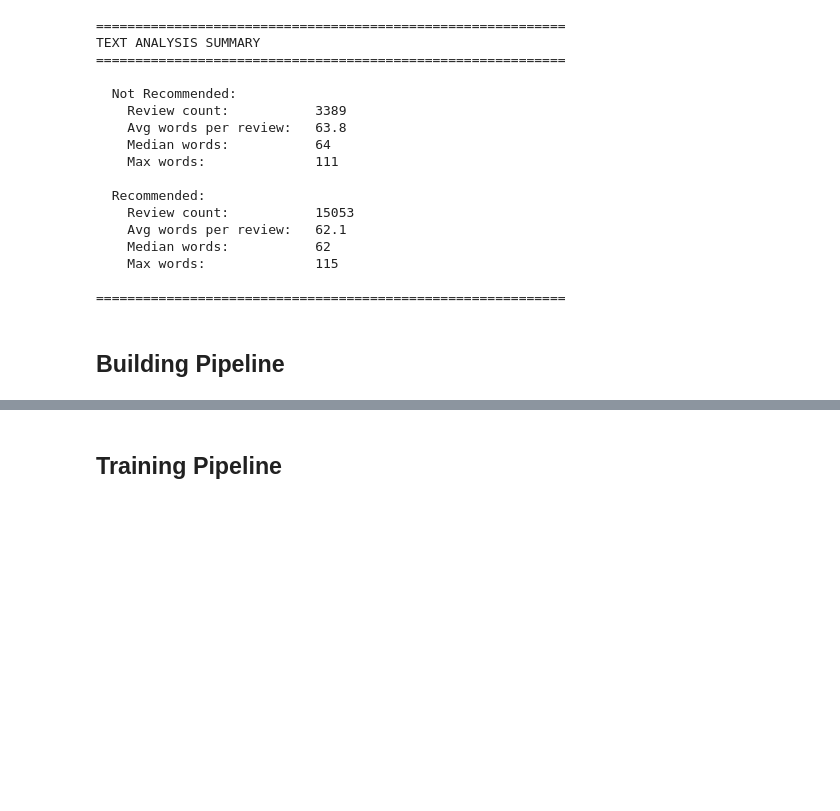
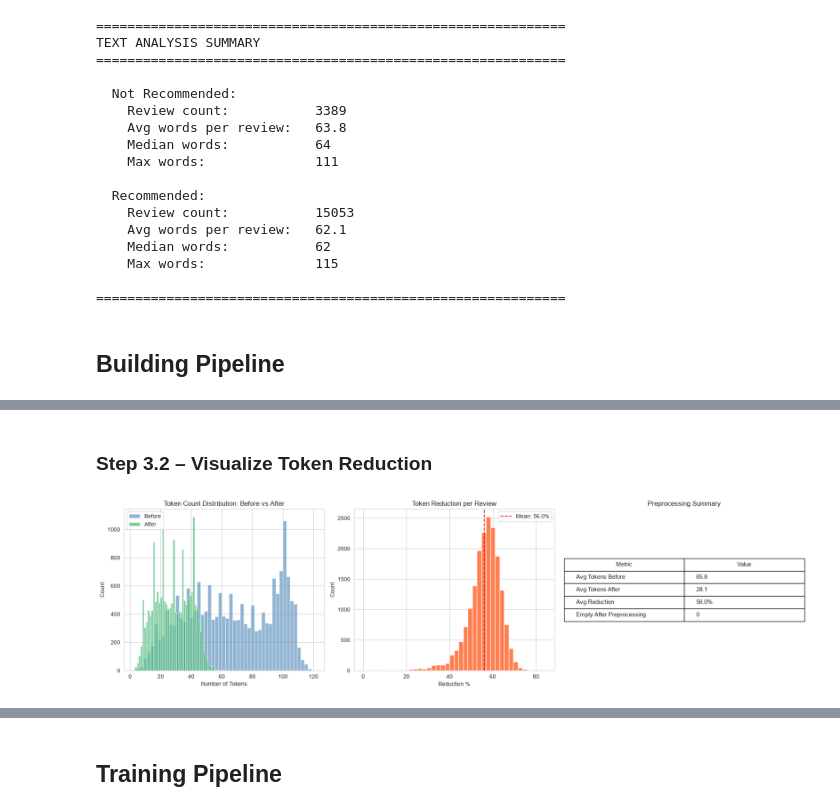
Before and after one commit to BA-SPM/UDACITY_-_DSND__Data_Science_pipelines, a Jupyter notebook: starter/starter.ipynb, the cells around one changed output, grey strips where cells are left out. Drawn from its saved outputs; the diff is of its cells as text; code cells hidden in the pictures; blank space fills up the shorter version.

Commit message:
2026_06_15: FEATURE: Add Preprocessing-Pipeline (spaCY) to starter notebook
- starter.ipynb:   Added Preprocessing-Pipeline (spaCY) to notebook

```diff
--- a/starter/starter.ipynb
+++ b/starter/starter.ipynb
@@ -806,0 +902,13 @@ TEXT ANALYSIS SUMMARY
+# %%
+print("=== STEP 2: Combine Title + Review Text ===\n")
+
+df['combined_text'] = df['Title'].astype(str) + ' ' + df['Review Text'].astype(str)
+df['combined_text'] = df['combined_text'].str.strip()
+
+# Show sample
+for i in sample_idx[:3]:
+    print(f"--- Review #{i} ---")
+    print(f"  Title:         {df.loc[i, 'Title'][:80]}")
+    print(f"  Review:        {df.loc[i, 'Review Text'][:80]}...")
+    print(f"  Combined:      {df.loc[i, 'combined_text'][:120]}...")
+    print()
@@ -806,0 +1000,54 @@ TEXT ANALYSIS SUMMARY
+# %% [markdown]
+### Step 3.2 – Visualize Token Reduction
+# %%
+df['tokens_before'] = df['combined_text'].apply(lambda x: len(x.split()))
+df['tokens_after'] = df['processed_text'].apply(lambda x: len(x.split()))
+df['token_reduction'] = (1 - df['tokens_after'] / df['tokens_before'].clip(lower=1)) * 100
+
+fig, axes = plt.subplots(1, 3, figsize=(18, 5))
+
+# Before vs After distribution
+axes[0].hist(df['tokens_before'], bins=50, alpha=0.6, color='steelblue', label='Before', edgecolor='white')
+axes[0].hist(df['tokens_after'], bins=50, alpha=0.6, color='#27ae60', label='After', edgecolor='white')
+axes[0].set_title('Token Count Distribution: Before vs After')
+axes[0].set_xlabel('Number of Tokens')
+axes[0].set_ylabel('Count')
+axes[0].legend()
+
+# Reduction percentage
+axes[1].hist(df['token_reduction'], bins=40, color='coral', edgecolor='white')
+axes[1].axvline(df['token_reduction'].mean(), color='red', linestyle='--',
+                label=f"Mean: {df['token_reduction'].mean():.1f}%")
+axes[1].set_title('Token Reduction per Review')
+axes[1].set_xlabel('Reduction %')
+axes[1].set_ylabel('Count')
+axes[1].legend()
+
+# Summary stats
+stats_data = {
+    'Metric': ['Avg Tokens Before', 'Avg Tokens After', 'Avg Reduction', 'Empty After Preprocessing'],
+    'Value': [
+        f"{df['tokens_before'].mean():.1f}",
+        f"{df['tokens_after'].mean():.1f}",
+        f"{df['token_reduction'].mean():.1f}%",
+        f"{(df['tokens_after'] == 0).sum()}"
+    ]
+}
+axes[2].axis('off')
+table = axes[2].table(
+    cellText=list(zip(stats_data['Metric'], stats_data['Value'])),
+    colLabels=['Metric', 'Value'],
+    cellLoc='left', loc='center'
+)
+table.auto_set_font_size(False)
+table.set_fontsize(11)
+table.scale(1.2, 1.8)
+axes[2].set_title('Preprocessing Summary')
+
+plt.tight_layout()
+plt.show()
+
+# Cleanup
+df.drop(columns=['tokens_before', 'tokens_after', 'token_reduction'], inplace=True)
+# %% [output]
+[figure, added]
```
Also changed, not shown: parts of 21 cells of this notebook.
